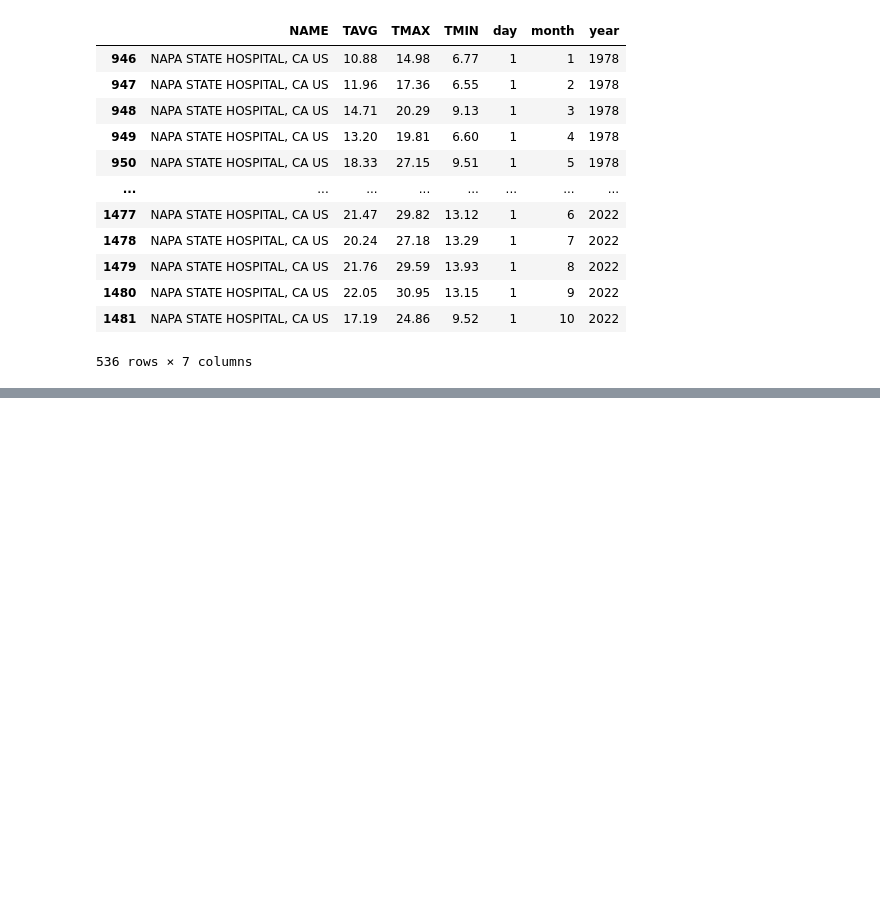
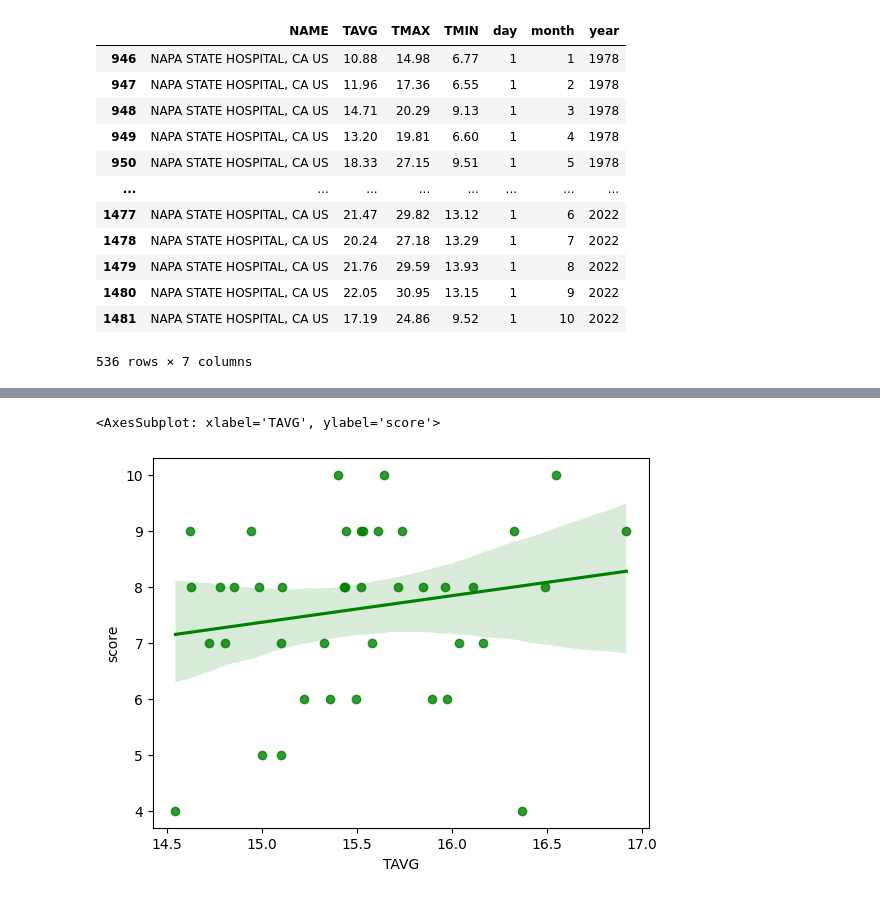
Before and after one commit to Liedjieboer/forward_farming, a Jupyter notebook: Untitled.ipynb, the cells around one changed output, grey strips where cells are left out. Cells and saved outputs as stored; diff of their text form; code cells hidden in the pictures; blank space fills up the shorter version.

```diff
--- a/Untitled.ipynb
+++ b/Untitled.ipynb
@@ -111,3 +173,8 @@ napa_score = ['9','9','7','8','9','9','8','8','7','8','9','9','10','7','8','8','
+# %%
+sns.regplot(x=df_df["TAVG"], y=df_df["score"], color="green")
+# %% [output]
+<AxesSubplot: xlabel='TAVG', ylabel='score'>
+[figure, added]
 # %%
 bordeaux_score = ['7',
   '9',
```
Also changed, not shown: parts of 7 cells of this notebook, 14 other files.
